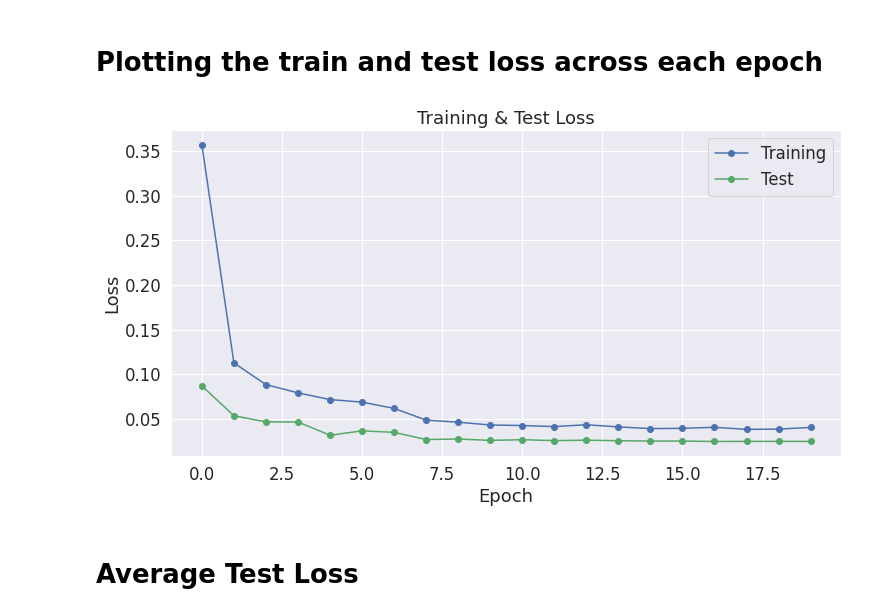
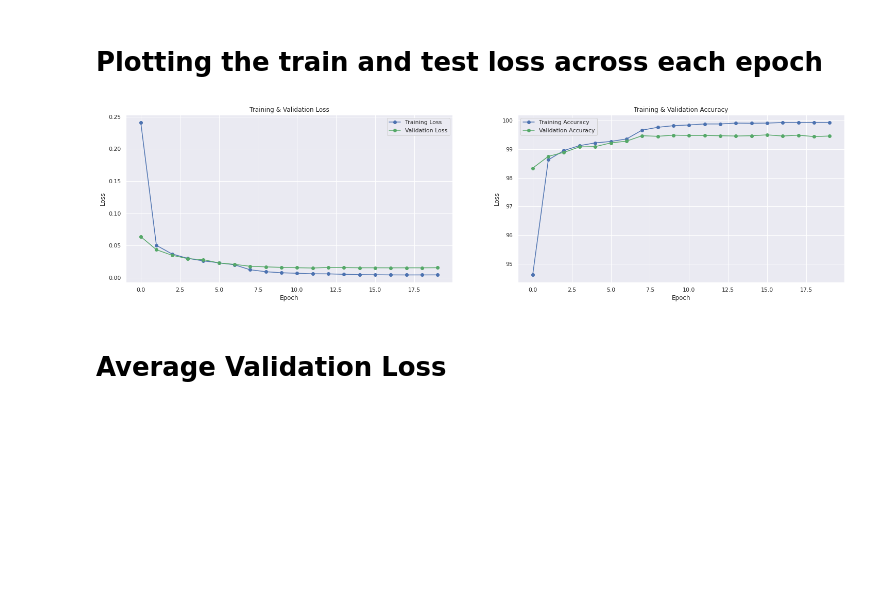
Before and after one commit to Arijit-datascience/Neural_network_backpropagation, a Jupyter notebook: MNIST_digit_recognition_Session_4.ipynb, the cells around one changed output. Saved outputs shown, nothing was run; the diff lists cells and outputs as text; code cells hidden in the pictures; blank space fills up the shorter version.

```diff
--- a/MNIST_digit_recognition_Session_4.ipynb
+++ b/MNIST_digit_recognition_Session_4.ipynb
@@ -173,7 +173,8 @@ def train(model, device, train_loader, optimizer, epoch):
 
     print(f'Train set: Average loss: {loss.item():.4f}, Accuracy: {100. * correct/len(train_loader.dataset):.2f}')
     train_loss = epoch_loss / len(train_loader)
-    return train_loss
+    train_acc=100.*correct/len(train_loader.dataset)
+    return train_loss, train_acc
 # %% [markdown]
 # Test Loop
 # %%
@@ -190,9 +191,9 @@ def test(model, device, test_loader):
             correct += pred.eq(target.view_as(pred)).sum().item()
 
     test_loss /= len(test_loader.dataset)
-
+    test_acc = 100.*correct/len(test_loader.dataset)
     print(f'\nTest set: Average loss: {test_loss:.3f}, Accuracy: {100. * correct/len(test_loader.dataset):.2f}')
-    return test_loss
+    return test_loss, test_acc
 # %% [markdown]
 # Defining optimizer and learning rate scheduler
 # %%
@@ -205,13 +206,19 @@ exp_lr_scheduler = lr_scheduler.StepLR(optimizer, step_size=7, gamma=0.1)
 train_loss_values = []
 test_loss_values = []
 
+train_acc_values = []
+test_acc_values = []
+
 for epoch in range(1, 21):
     print('\nEpoch {} : '.format(epoch))
     # train the model
-    train_loss = train(model, device, train_loader, optimizer, epoch)
-    test_loss = test(model, device, test_loader)
+    train_loss, train_acc = train(model, device, train_loader, optimizer, epoch)
+    test_loss, test_acc = test(model, device, test_loader)
 
     train_loss_values.append(train_loss)
     test_loss_values.append(test_loss)
+
+    train_acc_values.append(train_acc)
+    test_acc_values.append(test_acc)
 # %% [output]
 Epoch 1 :
@@ -236,26 +243,36 @@ Test set: Average loss: 0.019, Accuracy: 99.42
 # %%
 import seaborn as sns
 
 # Use plot styling from seaborn.
-sns.set(style='darkgrid')
+sns.set(style='whitegrid')
 
 # Increase the plot size and font size.
-sns.set(font_scale=1.5)
-plt.rcParams["figure.figsize"] = (12,6)
+sns.set(font_scale=1)
+plt.rcParams["figure.figsize"] = (25,6)
 
 # Plot the learning curve.
-plt.plot(np.array(train_loss_values), 'b-o', label="Training")
-plt.plot(np.array(test_loss_values), 'g-o', label="Test")
-
+fig, (ax1,ax2) = plt.subplots(1,2)
+ax1.plot(np.array(train_loss_values), 'b-o', label="Training Loss")
+ax1.plot(np.array(test_loss_values), 'g-o', label="Validation Loss")
 
 # Label the plot.
-plt.title("Training & Test Loss")
-plt.xlabel("Epoch")
-plt.ylabel("Loss")
-plt.legend()
+ax1.set_title("Training & Validation Loss")
+ax1.set_xlabel("Epoch")
+ax1.set_ylabel("Loss")
+ax1.legend()
+
+ax2.plot(np.array(train_acc_values), 'b-o', label="Training Accuracy")
+ax2.plot(np.array(test_acc_values), 'g-o', label="Validation Accuracy")
+
+# Label the plot.
+ax2.set_title("Training & Validation Accuracy")
+ax2.set_xlabel("Epoch")
+ax2.set_ylabel("Loss")
+ax2.legend()
+
 plt.show()
 # %% [output]
-[figure, old version]
+[figure, new version]
 # %% [markdown]
-# Average Test Loss
+# Average Validation Loss
 # %%
```
Also changed, not shown: parts of 6 cells of this notebook.
